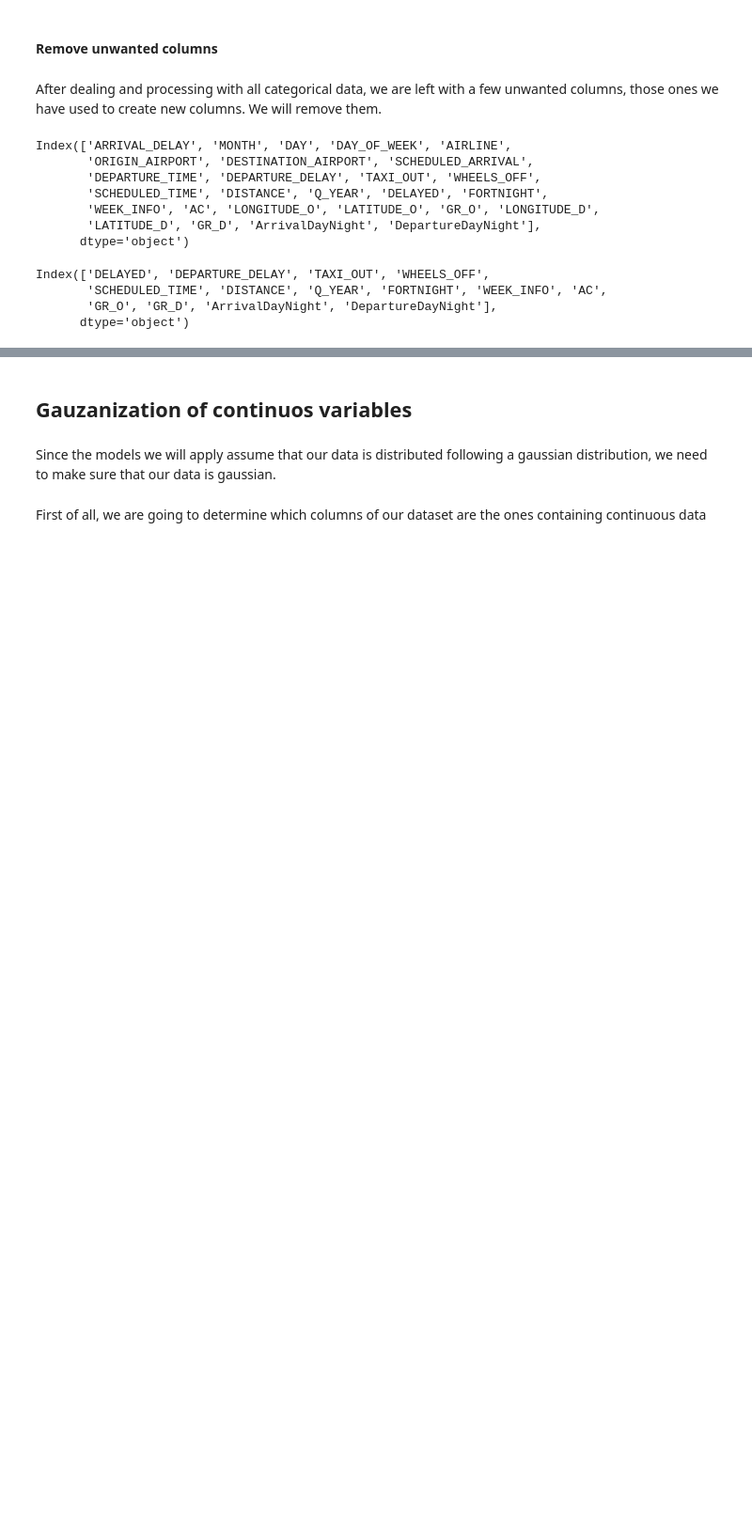
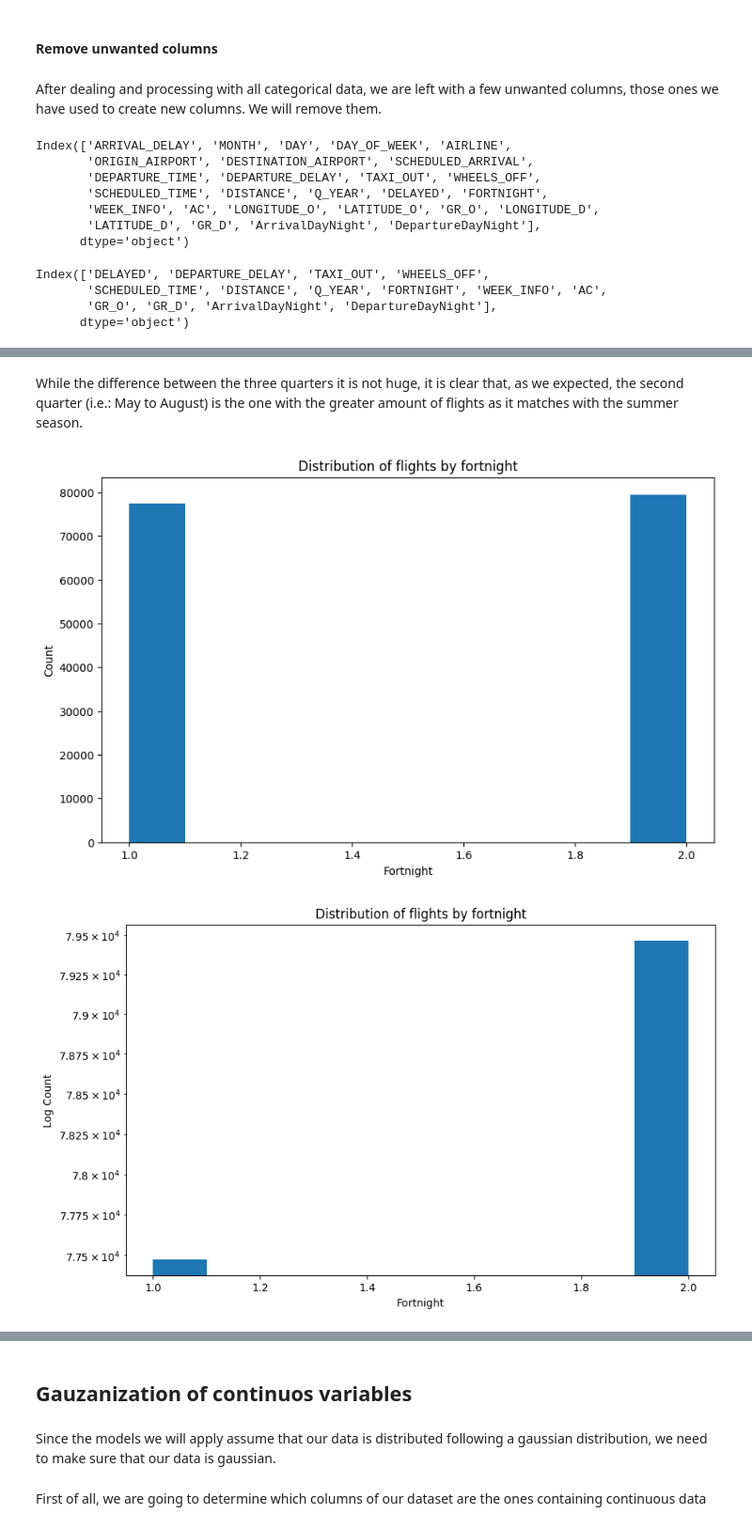
Before and after one commit to marcjaner/AA1_project, a Jupyter notebook: AA1_practica_JanerCamps.ipynb, the cells around one changed output, grey strips where cells are left out. Shown: that part at 94% size. Cells and saved outputs as stored; diff of their text form; code cells hidden in the pictures; blank space fills up the shorter version.

```diff
--- a/AA1_practica_JanerCamps.ipynb
+++ b/AA1_practica_JanerCamps.ipynb
@@ -562,0 +560,8 @@ Index(['DELAYED', 'DEPARTURE_DELAY', 'TAXI_OUT', 'WHEELS_OFF',
+# %% [markdown]
+While the difference between the three quarters it is not huge, it is clear that, as we expected, the second quarter (i.e.: May to August) is the one with the greater amount of flights as it matches with the summer season.
+# %%
+plot_histogram_of_column(flights["FORTNIGHT"], "Distribution of flights by fortnight", "Fortnight", None, False, False)
+plot_histogram_of_column(flights["FORTNIGHT"], "Distribution of flights by fortnight", "Fortnight", None, False, True)
+# %% [output]
+[figure, added]
+[figure, added]
```
Also changed, not shown: parts of 14 cells of this notebook.
